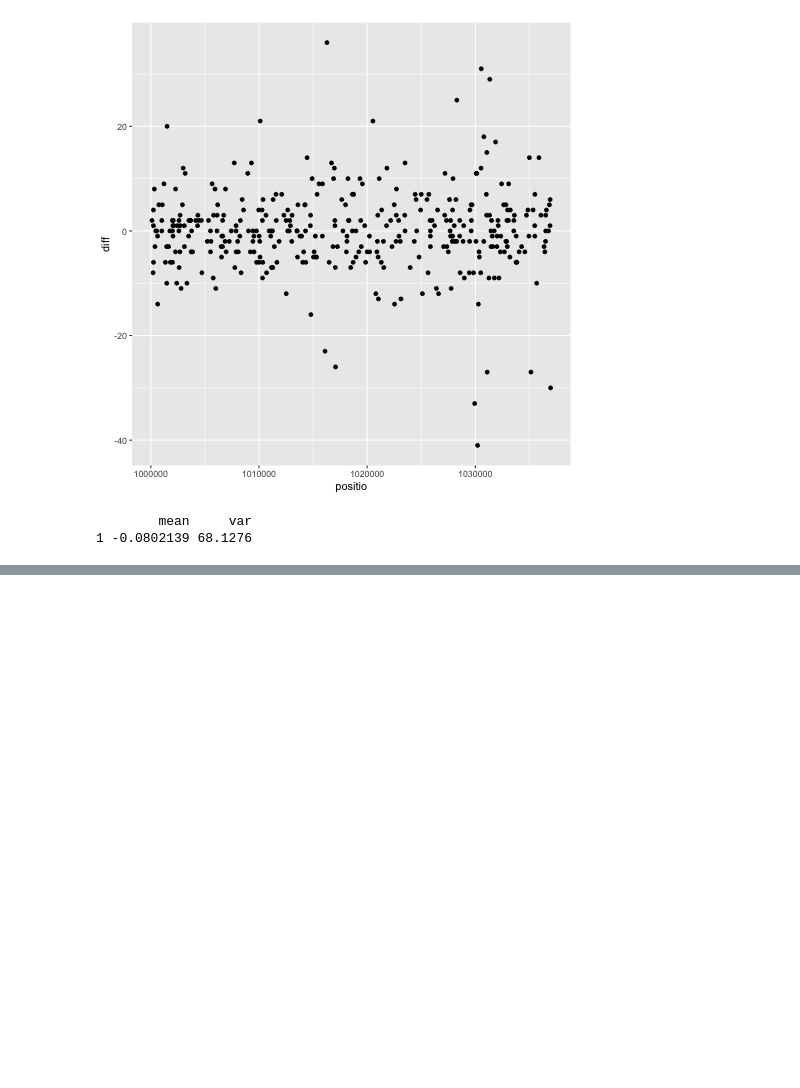
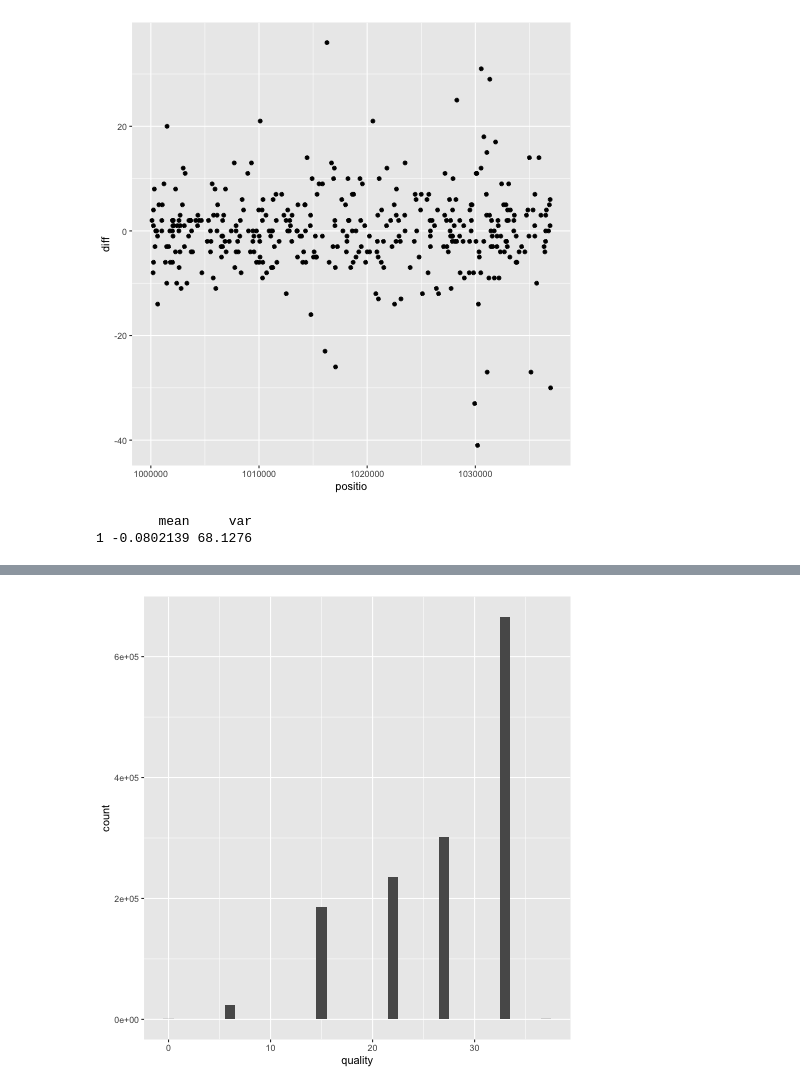
Before and after one commit to RacimoLab/simGL, a Jupyter notebook: notebook/simGL.ipynb, the cells around one changed output, grey strips where cells are left out. Saved outputs shown, nothing was run; the diff lists cells and outputs as text; code cells hidden in the pictures; blank space fills up the shorter version.

```diff
--- a/notebook/simGL.ipynb
+++ b/notebook/simGL.ipynb
@@ -2056,0 +1840,8 @@ plt.show()
+# %%
+%%R
+
+df %>%
+    ggplot() +
+    geom_histogram(aes(x = quality), binwidth = 1)
+# %% [output]
+[figure, new version]
```
Also changed, not shown: parts of 114 cells of this notebook, 1 other file.
